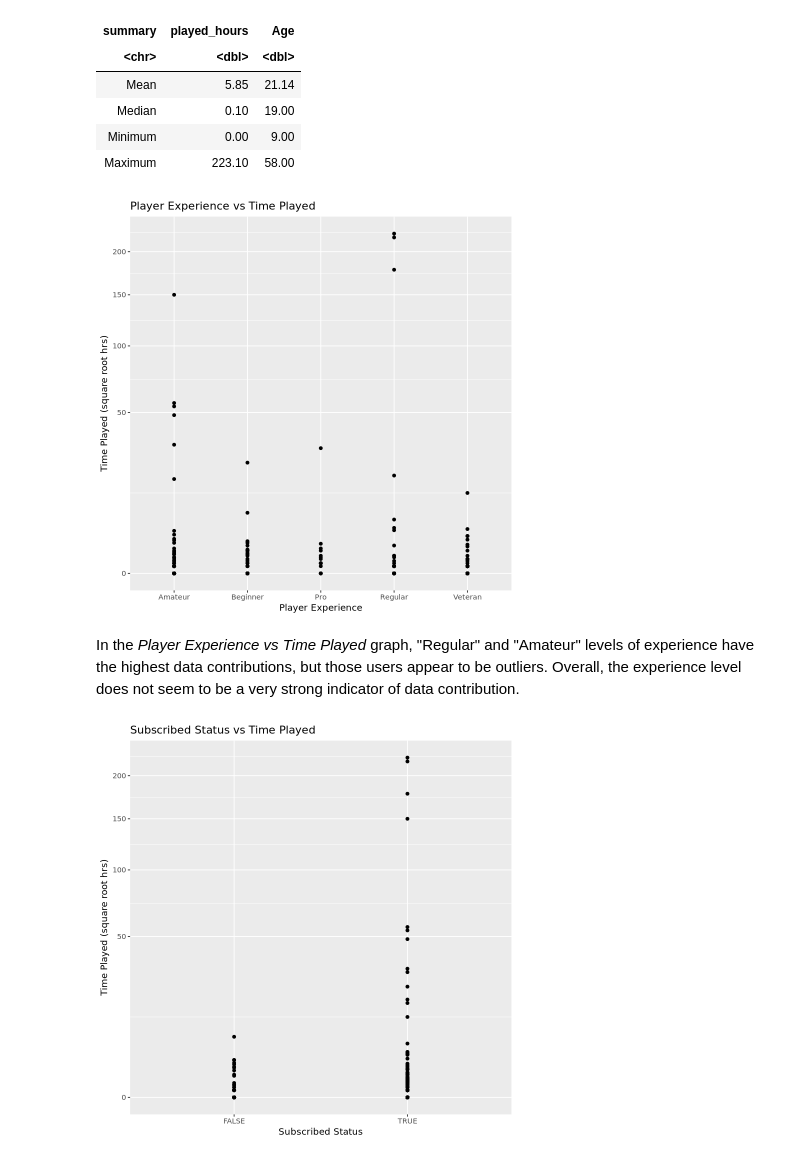
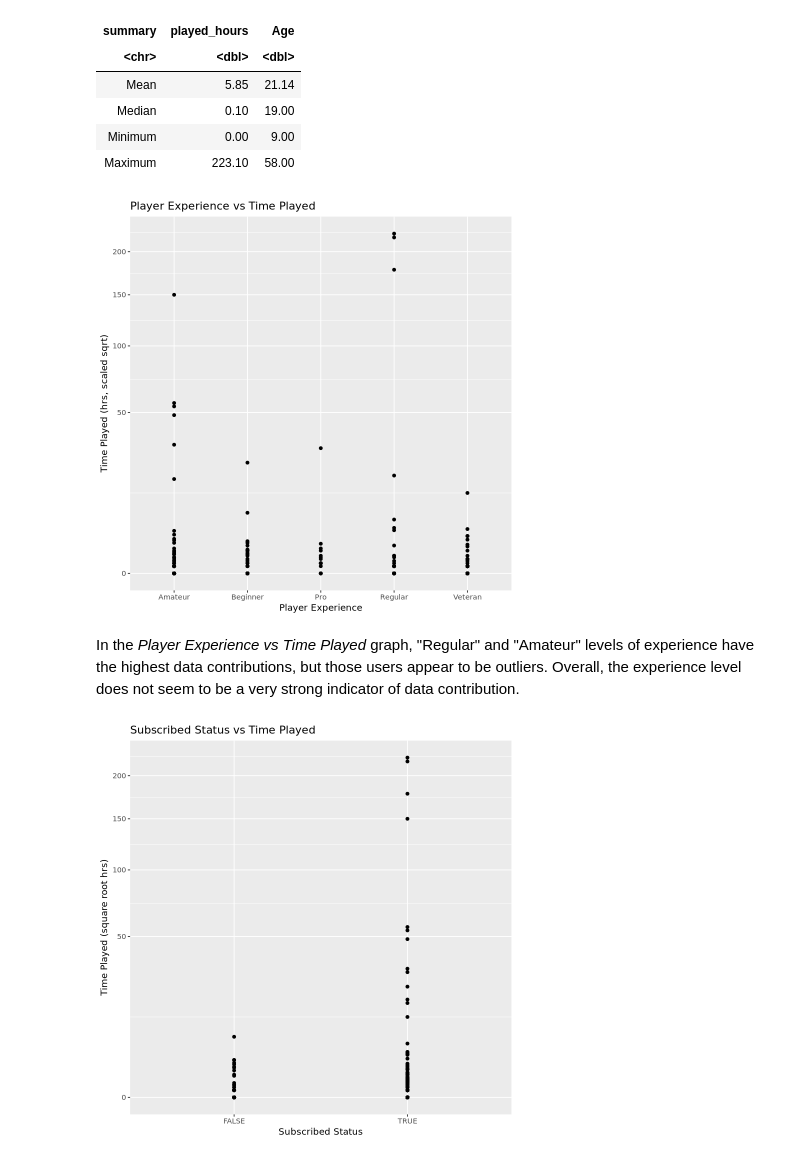
Before and after one commit to n-b-t/DSCI-100-Project-individual-, a Jupyter notebook: Planning_Report.ipynb, the cells around one changed output. Drawn from its saved outputs; the diff is of its cells as text; code cells hidden in the pictures.

```diff
--- a/Planning_Report.ipynb
+++ b/Planning_Report.ipynb
@@ -112,16 +122,16 @@ A tibble: 4 × 3
 # %%
 experience_plot <- player_data |>
                     ggplot(aes(x = experience, played_hours)) +
                     geom_point() +
-                    labs(x = "Player Experience", y = "Time Played (square root hrs)",
+                    labs(x = "Player Experience", y = "Time Played (hrs, scaled sqrt)",
                          title = "Player Experience vs Time Played") +
                     theme(text = element_text(30)) +
                     scale_y_sqrt()
 experience_plot
 # %% [output]
-[figure, old version]
+[figure, new version]
-# %% [markdown]
-In the *Player Experience vs Time Played* graph, "Regular" and "Amateur" levels of experience have the highest data contributions, but those users appear to be outliers. Overall, the experience level does not seem to be a very strong indicator of data contribution.
+# %% [markdown]
+In the *Player Experience vs Time Played* graph, "Regular" and "Amateur" levels of experience have the highest data contributions, but those users appear to be outliers. Overall, the experience level does not seem to be a very strong indicator of data contribution.
 # %%
 subscription_plot <-  player_data |>
                     ggplot(aes(x = subscribe, played_hours)) +
```
Also changed, not shown: parts of 7 cells of this notebook.
